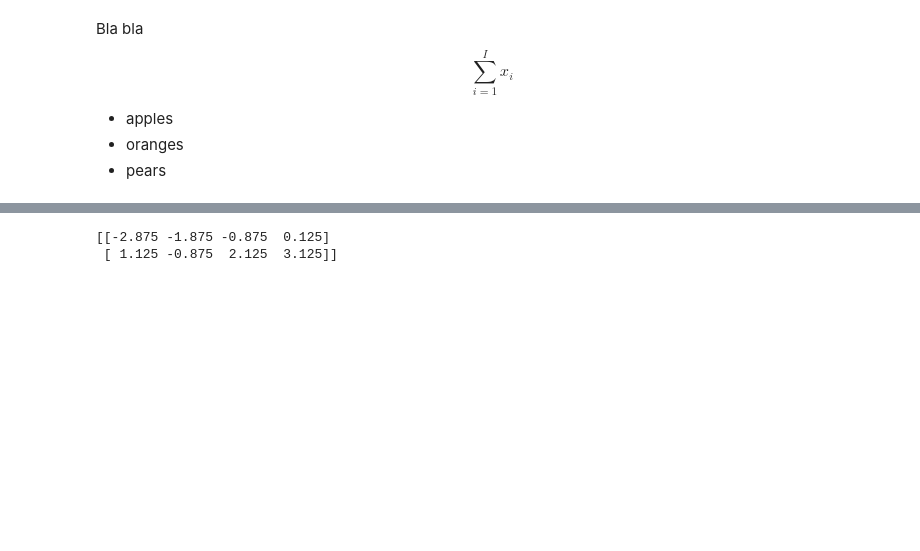
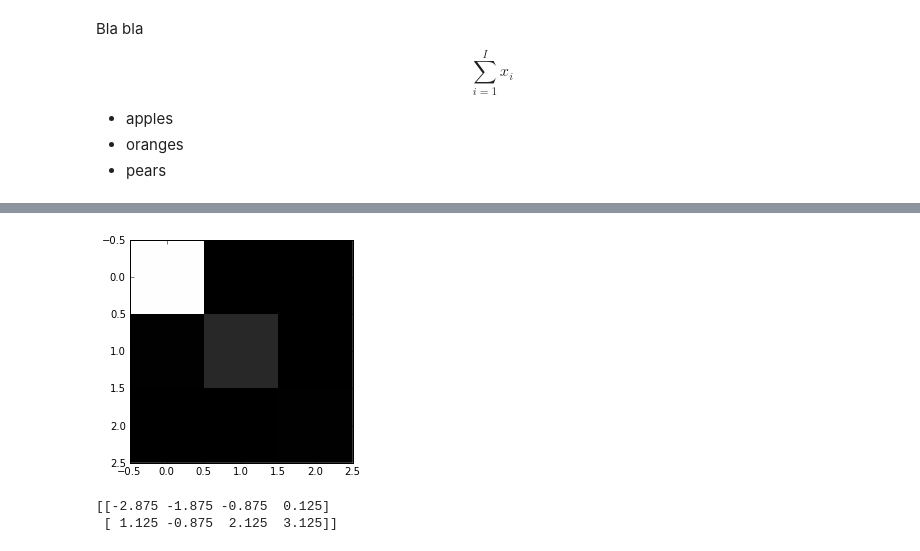
Before and after one commit to stablum/mlpm, a Jupyter notebook: testn.ipynb, the cells around one changed output, grey strips where cells are left out. Saved outputs shown, nothing was run; the diff lists cells and outputs as text; code cells hidden in the pictures; blank space fills up the shorter version.

Commit message:
eigenvalue stuff

```diff
--- a/testn.ipynb
+++ b/testn.ipynb
@@ -254,7 +254,9 @@ Bla bla  $$ \sum_{i=1}^{I} x_i $$
 </ul>
 # %%
 def normalizeZeroMean(X):
-    X = X - mean(X)
+    mu = np.array([ np.mean(d) for d in np.transpose(X) ])
+    #X = X - mean(X)
+    X = X - mu
     return X
 
 # X = M*T
@@ -265,35 +267,64 @@ def whiten(X) :
 
     pass
 
-
-B =np.array([[1,2,3,4],[5,3,6,7]])
-
+B =np.array([[4,2,.6],[4.2,2.1,.59],[3.9,2.0,.58],[4.3,2.1,.62],[4.1,2.2,.63]])
+#B=np.array([[ 1,2,4,5 ], [2,2,3,4 ] , [ 3,4,4,3 ], [4,2,4,4 ], [5,2,4,2]])
 print B
 B = normalizeZeroMean(B)
-print B
+print mean(B)
+print "B (normalized):\n%s" % B
 
-covB = dot(B,B.T)
+covB = cov(B.T)
 #covB = normalizeZeroMean(covB)
 print "covB: %s" % covB
 
-eigenvalues, eigenVectors = eigh(covB)
+print "=== the above is correct ==="
+# see http://www.itl.nist.gov/div898/handbook/pmc/section5/pmc541.htm
+print "=== now do eigen decomposition thing ==="
 
+#eigenvalues, eigenVectors = eigh(covB)
+eigenvalues, eigenVectors = np.linalg.eig(covB)
 
-print eigenvalues
-print eigenVectors
+print "eigenvalues: %s" % eigenvalues
+print "eigenVectors: %s" % eigenVectors
 
-dEv = diag(eigenvalues)
+print "=== should be equal: ==="
+dEv = np.dot(np.dot(eigenVectors.T, covB), eigenVectors)
+print "dEv:\n%s" % dEv
 
-print "dEv: %s" % dEv
+dEv2 = np.diag(eigenvalues)
+print "dEv2 (eigenvalue-diag-matrix):\n%s" % dEv2
+print "======"
 
-dEv2 = diag(1./sqrt(eigenvalues))
-#print dEv2
-
+print "== should be equal: ==="
 print "covB * eigenVectorMatrix:\n%s" %  (np.dot(covB, eigenVectors))
 
-print "eigenvectorMatrix * eigenvalue-diag-matrix:\n%s" % (np.dot(eigenVectors , dEv))
+print "eigenvectorMatrix * eigenvalue-diag-matrix:\n%s" % (np.dot(eigenVectors , dEv2))
 
-w = dot(dEv2,eigenVectors.T)
+print "======"
 
-print w
+print "=== should be equal to dEv and dEv2: ==="
+dEv2b = np.dot(np.dot(eigenVectors.T,covB),eigenVectors)
+print "eigenVectorMatrx.T * covB * eigenVectorMatrix:\n%s" % dEv2b
+print "======"
+
+#D = np.diag(1./sqrt(eigenvalues+0.0001))
+
+print B[0,:]
+y0 = dot(eigenVectors.T,B[0,:].T)
+y1 = dot(eigenVectors.T,B[1,:].T)
+y2 = dot(eigenVectors.T,B[2,:].T)
+y3 = dot(eigenVectors.T,B[3,:].T)
+y4 = dot(eigenVectors.T,B[4,:].T)
+print y0
+print y1
+print y2
+print y3
+print y4
+Y = np.array([y0,y1,y2,y3,y4])
+print Y
+
+yCov =  np.cov(Y.T)
+print "yCov:\n%s" % yCov
+ax = imshow(yCov, cmap='gray', interpolation='nearest')
 # %% [output]
@@ -319,3 +348,4 @@ eigenvectorMatrix * eigenvalue-diag-matrix:
+[figure, added]
 # %%
 print B
 B + B
```
Also changed, not shown: parts of 6 cells of this notebook, 1 other file.
